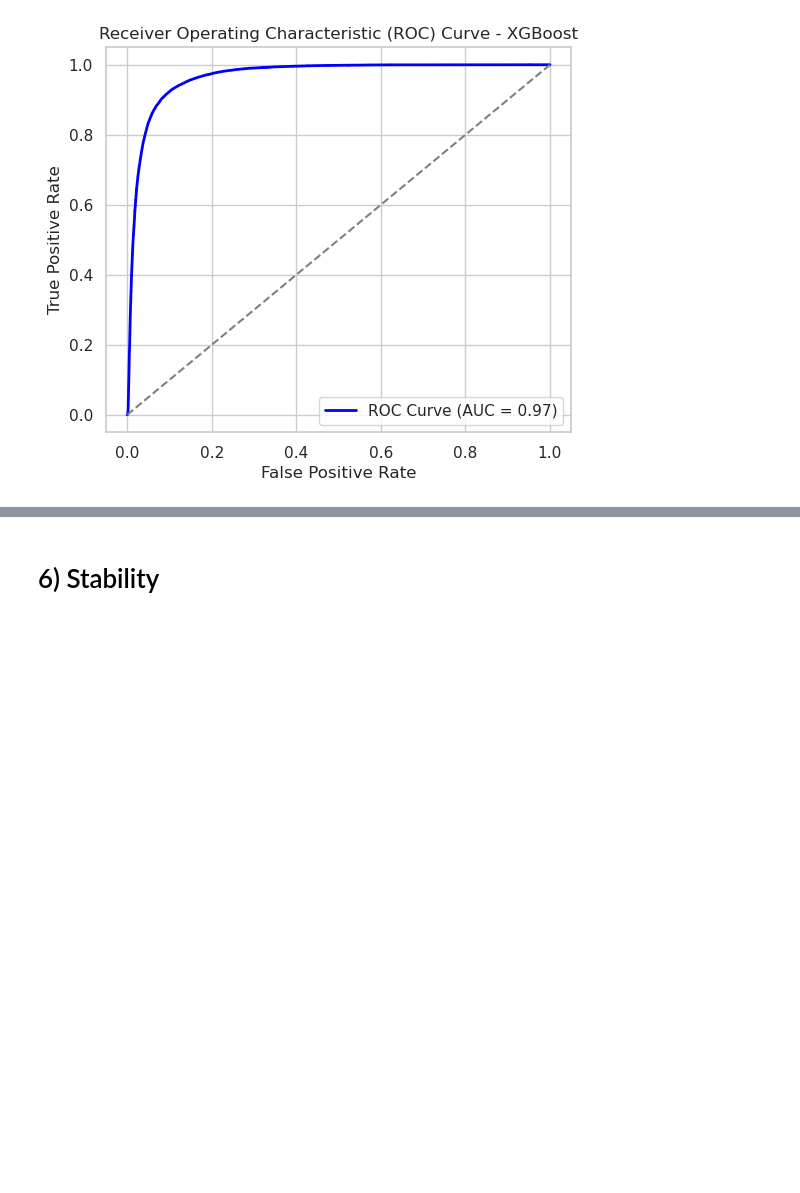
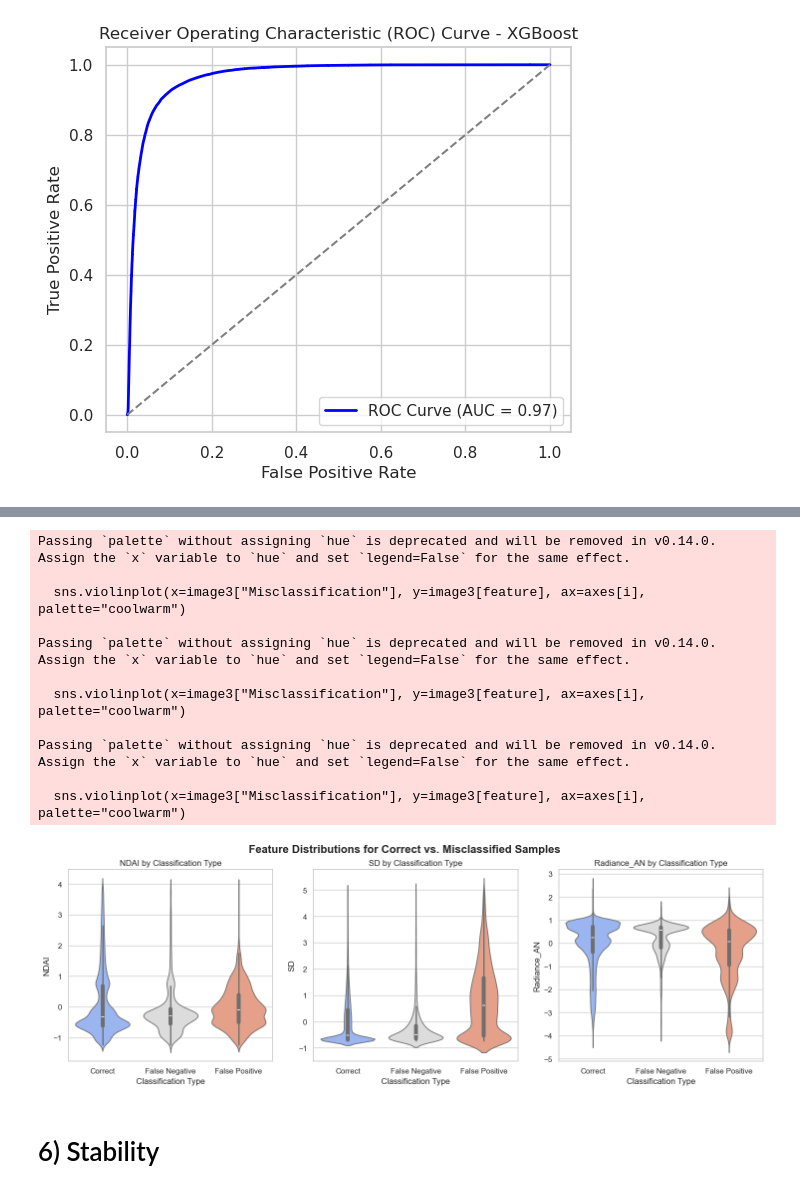
Before and after one commit to lunamk1/lab2, a Jupyter notebook: code/lab2.ipynb, the cells around one changed output, grey strips where cells are left out. Saved outputs shown, nothing was run; the diff lists cells and outputs as text; code cells hidden in the pictures; blank space fills up the shorter version.

```diff
--- a/code/lab2.ipynb
+++ b/code/lab2.ipynb
@@ -1556,3 +1595,41 @@ plt.show()
+# %%
+import numpy as np
+import pandas as pd
+import matplotlib.pyplot as plt
+import seaborn as sns
+
+image3["Predicted"] = best_log_reg.predict(X_test)
+
+# categorize misclassification types
+image3["Misclassification"] = "Correct"
+image3.loc[(image3["label"] == -1) & (image3["Predicted"] == 1), "Misclassification"] = "False Positive"  # No Cloud → Cloud
+image3.loc[(image3["label"] == 1) & (image3["Predicted"] == -1), "Misclassification"] = "False Negative"  # Cloud → No Cloud
+
+features_to_plot = ["NDAI", "SD", "Radiance_AN"]
+
+fig, axes = plt.subplots(1, len(features_to_plot), figsize=(18, 5))
+
+for i, feature in enumerate(features_to_plot):
+    sns.violinplot(x=image3["Misclassification"], y=image3[feature], ax=axes[i], palette="coolwarm")
+    axes[i].set_title(f"{feature} by Classification Type")
+    axes[i].set_xlabel("Classification Type")
+    axes[i].set_ylabel(feature)
+
+plt.suptitle("Feature Distributions for Correct vs. Misclassified Samples", fontsize=16, fontweight="bold")
+plt.show()
+# %% [output]
+Passing `palette` without assigning `hue` is deprecated and will be removed in v0.14.0. Assign the `x` variable to `hue` and set `legend=False` for the same effect.
+
+  sns.violinplot(x=image3["Misclassification"], y=image3[feature], ax=axes[i], palette="coolwarm")
+
+Passing `palette` without assigning `hue` is deprecated and will be removed in v0.14.0. Assign the `x` variable to `hue` and set `legend=False` for the same effect.
+
+  sns.violinplot(x=image3["Misclassification"], y=image3[feature], ax=axes[i], palette="coolwarm")
+
+Passing `palette` without assigning `hue` is deprecated and will be removed in v0.14.0. Assign the `x` variable to `hue` and set `legend=False` for the same effect.
+
+  sns.violinplot(x=image3["Misclassification"], y=image3[feature], ax=axes[i], palette="coolwarm")
+[figure, added]
 # %% [markdown]
 # 6) Stability
 # %%
```
Also changed, not shown: parts of 6 cells of this notebook.
